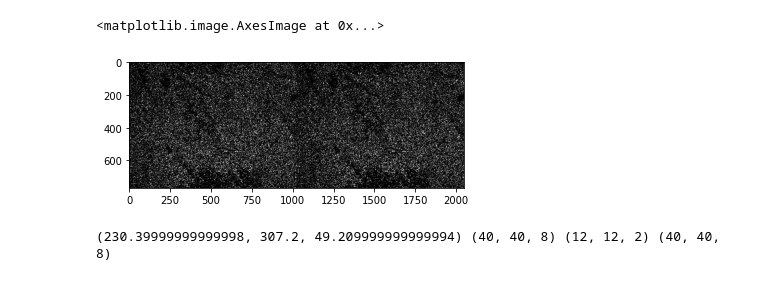
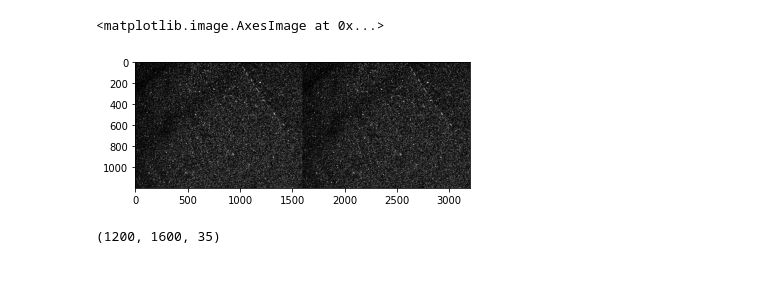
Before and after one commit to siddharthdcosta/OHSU-PIV, a Jupyter notebook: khan-PIV3D-V1.ipynb, the cells around one changed output. Cells and saved outputs as stored; diff of their text form; code cells hidden in the pictures.

```diff
--- a/khan-PIV3D-V1.ipynb
+++ b/khan-PIV3D-V1.ipynb
@@ -14,29 +15,36 @@ import os
 from natsort import natsorted
 import matplotlib.animation as animation
 # %%
-before_directory = 'data/data-PIV3D-1/BEFORE.tif.frames/'
-after_directory  = 'data/data-PIV3D-1/AFTER .tif.frames/'
+# before_directory = 'data/data-PIV3D-1/BEFORE.tif.frames/'
+# after_directory  = 'data/data-PIV3D-1/AFTER .tif.frames/'
+
+before_directory = 'data/data-PIV3D-2/before.tif.frames/'
+after_directory  = 'data/data-PIV3D-2/after.tif.frames/'
 # %%
 
 # Convert from RGB to grayscale
 def RGB_TO_GRAY(image):
-    return np.dot(image[..., :3], [0.2989, 0.5870, 0.1140])
+    # return np.dot(image[..., :3], [0.2989, 0.5870, 0.1140])
+    return np.dot(image[..., :3], [1/3, 1/3, 1/3])
+
+# def RGB_TO_GRAY(image):
+# 	return np.array(cv2.cvtColor(image, cv2.COLOR_GRAY2BGR))
 # %%
 # Load image stacks
 
-before_images = natsorted(glob.glob(os.path.join(before_directory, "BEFORE_C001Z*.tif")))
-after_images  = natsorted(glob.glob(os.path.join(after_directory, "AFTER _C001Z*.tif")))
+before_images = natsorted(glob.glob(os.path.join(before_directory, "before_C001Z*.tif")))
+after_images  = natsorted(glob.glob(os.path.join(after_directory, "after_C001Z*.tif")))
 
 before_sample = RGB_TO_GRAY(plt.imread(before_images[0]))
 after_sample  = RGB_TO_GRAY(plt.imread(after_images[0]))
 
 image_shape = before_sample.shape
 
 # Display a before and after slice
 plt.imshow(np.hstack([before_sample, after_sample]), cmap = plt.get_cmap('gray'))
 # %% [output]
 <matplotlib.image.AxesImage at 0x...>
-[figure, old version]
+[figure, new version]
 # %%
 
 # Load images into 3D stack array
@@ -50,3 +58,5 @@ for i, image in enumerate(after_images):
 	after_array[:, :, i] = RGB_TO_GRAY(plt.imread(image))
 
 before_array.shape
+# %% [output]
+(1200, 1600, 35)
@@ -79,4 +62,0 @@ search_area = (int(win_um / du), int(win_um / dv), int(win_um / dw))
-# %%
-print(image_dim, window_size, overlap, search_area)
-# %% [output]
-(230.39999999999998, 307.2, 49.209999999999994) (40, 40, 8) (12, 12, 2) (40, 40, 8)
```
Also changed, not shown: parts of 17 cells of this notebook.
